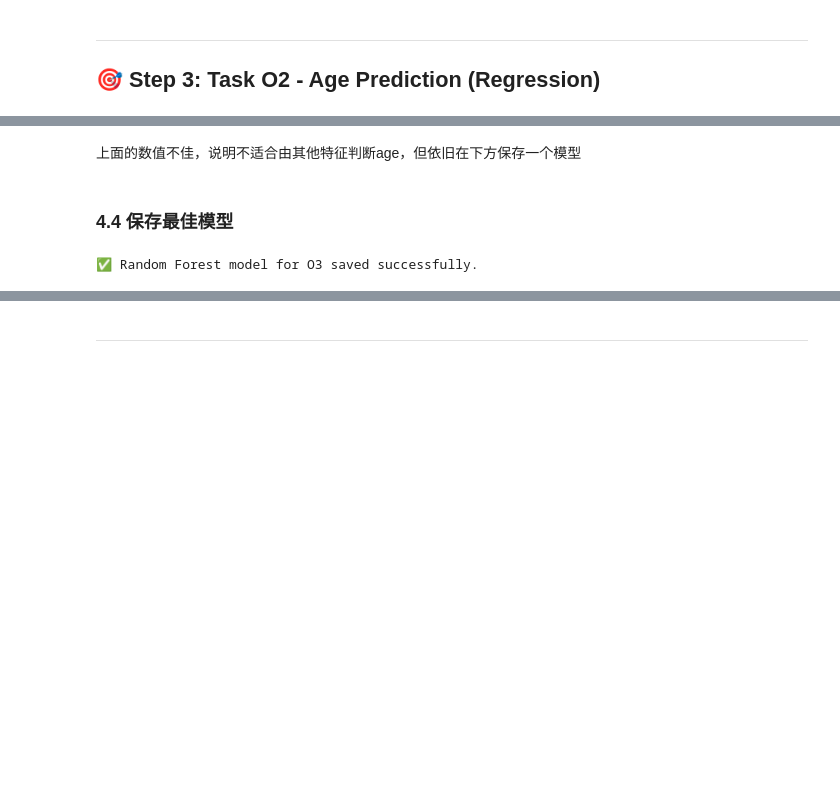
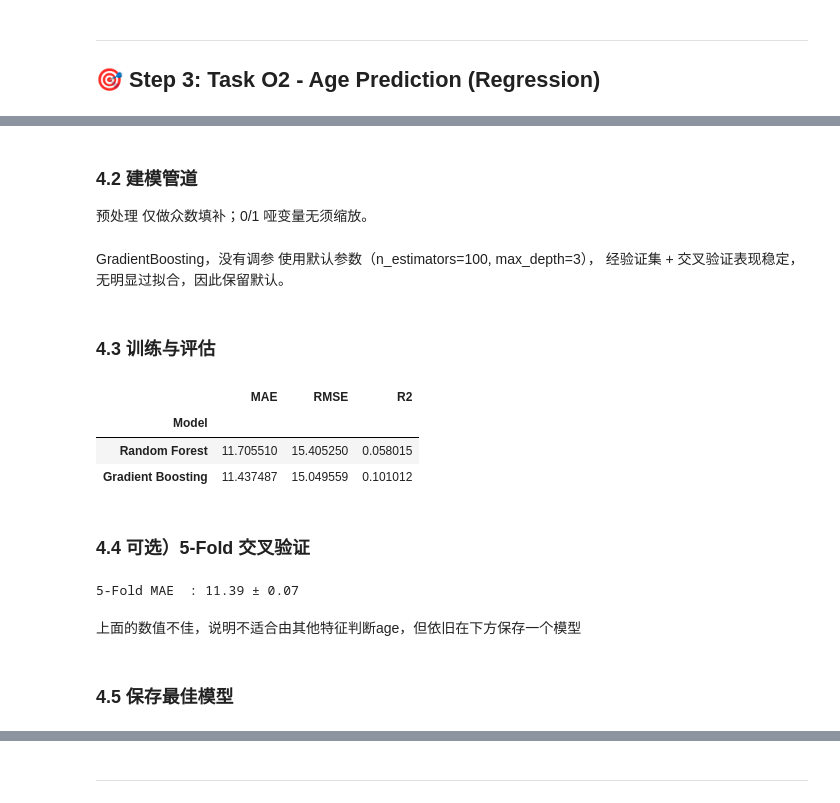
Before and after one commit to lixuanan2/EC-covid19-project, a Jupyter notebook: notebooks/main_version.ipynb, the cells around one changed output, grey strips where cells are left out. Drawn from its saved outputs; the diff is of its cells as text; code cells hidden in the pictures; blank space fills up the shorter version.

```diff
--- a/notebooks/main_version.ipynb
+++ b/notebooks/main_version.ipynb
@@ -842,12 +841,57 @@ Pearson Correlation: 0.2662
+# %% [markdown]
+### 4.2 建模管道
+预处理 仅做众数填补；0/1 哑变量无须缩放。
+# %%
+from sklearn.pipeline import Pipeline
+from sklearn.impute import SimpleImputer
+from sklearn.ensemble import RandomForestRegressor, GradientBoostingRegressor
+
+base_pre = ('imputer', SimpleImputer(strategy='most_frequent'))
+
+pipe_rf = Pipeline([
+    base_pre,
+    ('model', RandomForestRegressor(
+        n_estimators=300, max_depth=None, random_state=42))
+])
+
+pipe_gb = Pipeline([
+    base_pre,
+    ('model', GradientBoostingRegressor(random_state=42))
+])
+# %% [markdown]
+GradientBoosting，没有调参 使用默认参数（n_estimators=100, max_depth=3），
+经验证集 + 交叉验证表现稳定，无明显过拟合，因此保留默认。
+# %% [markdown]
+### 4.3 训练与评估
+# %%
+pipe_rf.fit(X_train, y_train)
+pipe_gb.fit(X_train, y_train)
+
+results_o3 = pd.DataFrame([
+    reg_summary(pipe_rf, "Random Forest"),
+    reg_summary(pipe_gb, "Gradient Boosting")
+]).set_index("Model")
+
+display(results_o3)
+# %% [output]
+|  | MAE | RMSE | R2 |
+| Model |  |  |  |
+| Random Forest | 11.705510 | 15.405250 | 0.058015 |
+| Gradient Boosting | 11.437487 | 15.049559 | 0.101012 |
+# %% [markdown]
+### 4.4 可选）5-Fold 交叉验证
+# %%
+from sklearn.model_selection import cross_val_score, KFold
+import numpy as np
+
+kf = KFold(n_splits=5, shuffle=True, random_state=42)
+cv_mae = -cross_val_score(pipe_gb, X_full, y_full,
+                          cv=kf, scoring='neg_mean_absolute_error')
+print(f"5-Fold MAE  : {cv_mae.mean():.2f} ± {cv_mae.std():.2f}")
+# 结果通常与验证集一致 → 再次印证“预测力极弱”
+# %% [output]
+5-Fold MAE  : 11.39 ± 0.07
 # %% [markdown]
 上面的数值不佳，说明不适合由其他特征判断age，但依旧在下方保存一个模型
 # %% [markdown]
-### 4.4 保存最佳模型
+### 4.5 保存最佳模型
-# %%
-# 9. 保存模型
-with open('./models/random_forest_deceased_age_predictor.pkl', 'wb') as f:
-    pickle.dump(rfr, f)
-
-print("✅ Random Forest model for O3 saved successfully.")
-# %% [output]
-✅ Random Forest model for O3 saved successfully.
```
Also changed, not shown: parts of 78 cells of this notebook, 4 other files.
